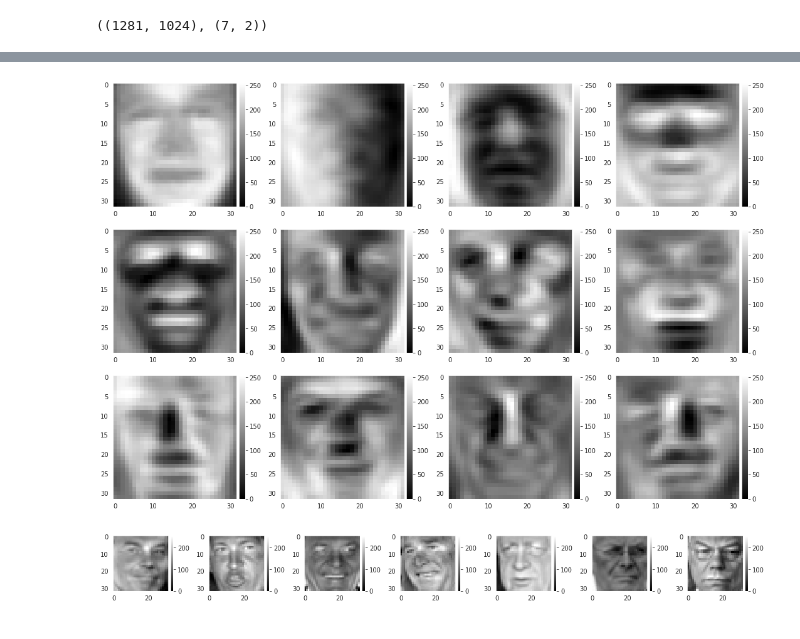
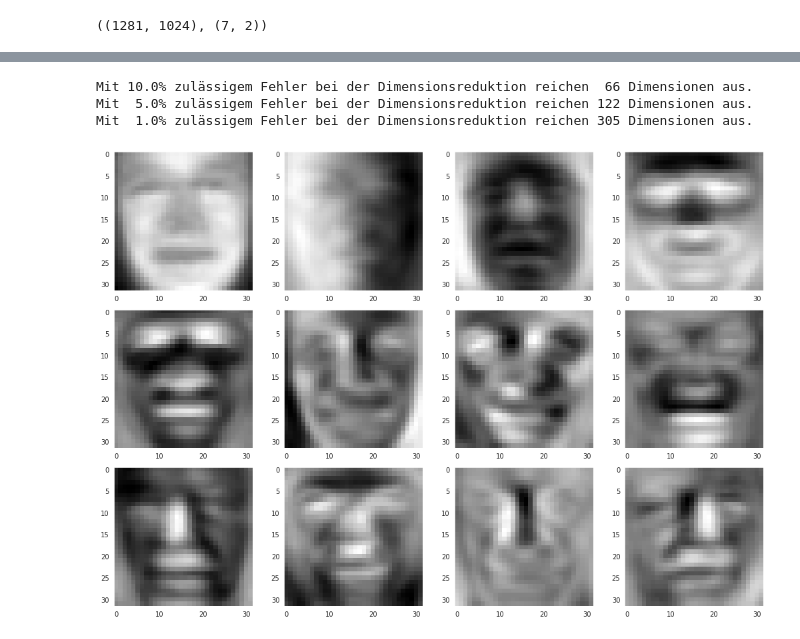
Before and after one commit to hekrause/htwg_mldl, a Jupyter notebook: Uebungen/Uebung02/Notebooks/work.ipynb, the cells around one changed output, grey strips where cells are left out. Drawn from its saved outputs; the diff is of its cells as text; code cells hidden in the pictures.

```diff
--- a/Uebungen/Uebung02/Notebooks/work.ipynb
+++ b/Uebungen/Uebung02/Notebooks/work.ipynb
@@ -201,6 +203,7 @@ tar_file_name = "../data/"+filename+".tgz"
 untar_file_name = "../data/"
 wget.download(url, tar_file_name) if not os.path.isfile(tar_file_name) else print("File already downloaded.")
 tarfile.open(tar_file_name, "r:gz").extractall(untar_file_name) if not os.path.isdir(untar_file_name+dirname) else print("File already extracted.")
+scale_size = 32
 # %% [output]
 File already downloaded.
 File already extracted.
@@ -210,7 +213,7 @@ def process_img(img):
     y_l, y_u = 90, 185
     x_l, x_u = 80, 170
     img_cropped = img[y_l:y_u, x_l:x_u]
-    img_scaled = ski.transform.resize(img_cropped, (32, 32), anti_aliasing=True)
+    img_scaled = ski.transform.resize(img_cropped, (scale_size, scale_size), anti_aliasing=True)
     img_flatten = img_scaled.flatten()
     return img_flatten
 # %%
@@ -219,23 +222,26 @@ validate = []
 for path, dirs, files in os.walk(untar_file_name):
     if len(files) >= 70:
         name = path.split("/")[-1]
-        for i in range(len(files) - 1):
+        valid_index = randrange(0, len(files))
+        for i in range(len(files)):
+            if i == valid_index:
+                continue
             img = ski.io.imread(os.path.join(path, files[i]), as_gray=True)
             img_processed = process_img(img)
             train.append(img_processed)
-        img = ski.io.imread(os.path.join(path, files[-1]), as_gray=True)
+        img = ski.io.imread(os.path.join(path, files[valid_index]), as_gray=True)
         validate.append([process_img(img), name])
 
 train = np.asarray(train)
 validate = np.asarray(validate)
+
 train.shape, validate.shape
 # %% [output]
 ((1281, 1024), (7, 2))
 # %%
-dim = 1024
-data_whitened, eigen_values, principal_components, scores, eigen_vectors = pca(train, dim)
-print(data_whitened.shape, eigen_values.shape, principal_components.shape, scores.shape, eigen_vectors.shape)
-print(scores.var(axis=0))
+data_whitened, eigen_values, principal_components, projected_data, eigen_vectors = pca(train, len(train.T))
+print(data_whitened.shape, eigen_values.shape, principal_components.shape, projected_data.shape, eigen_vectors.shape)
+print(projected_data.var(axis=0))
 print(eigen_values)
 # %% [output]
 (1281, 1024) (1024,) (1024, 1024) (1281, 1024) (1024, 1024)
@@ -255,30 +272,26 @@ Text(0.5, 1.0, 'Variance of first 150 scores')
+# %%
+tol1, tol2, tol3 = 0.1, 0.05, 0.01
+print("Mit {}% zulässigem Fehler bei der Dimensionsreduktion reichen  {} Dimensionen aus.".format(tol1 * 100, eigen_values_df[(eigen_values_df.iloc[:, 3]  - (1 - tol1)) >= 0]["Kumulative Varianz"].idxmin() + 1))
+print("Mit  {}% zulässigem Fehler bei der Dimensionsreduktion reichen {} Dimensionen aus.".format(tol2 * 100, eigen_values_df[(eigen_values_df.iloc[:, 3]  - (1 - tol2)) >= 0]["Kumulative Varianz"].idxmin() + 1))
+print("Mit  {}% zulässigem Fehler bei der Dimensionsreduktion reichen {} Dimensionen aus.".format(tol3 * 100, eigen_values_df[(eigen_values_df.iloc[:, 3]  - (1 - tol3)) >= 0]["Kumulative Varianz"].idxmin() + 1))
+# %% [output]
+Mit 10.0% zulässigem Fehler bei der Dimensionsreduktion reichen  66 Dimensionen aus.
+Mit  5.0% zulässigem Fehler bei der Dimensionsreduktion reichen 122 Dimensionen aus.
+Mit  1.0% zulässigem Fehler bei der Dimensionsreduktion reichen 305 Dimensionen aus.
 # %%
 ncols, nrows = 4, 3
 fig = plt.figure(figsize=(15,10))
 spec = gridspec.GridSpec(ncols=ncols, nrows=nrows, figure=fig)
 for i in range(nrows):
     for j in range(ncols):
         ax = fig.add_subplot(spec[i, j])
-        img = eigen_vectors[i * ncols + j].reshape(32, 32)
+        img = eigen_vectors[i * ncols + j].reshape(scale_size, scale_size)
         min_val = img.min()
         img -= min_val
         max_val = img.max()
         img *= (255 / max_val)
+        img = np.asarray(img, dtype=np.uint8)
         ski.io.imshow(img, ax=ax, cmap="gray")
 # %% [output]
-[figure, old version]
+[figure, new version]
-# %%
-fig = plt.figure(figsize=(15,10))
-spec = gridspec.GridSpec(ncols=7, nrows=1, figure=fig)
-for i in range(7):
-        ax = fig.add_subplot(spec[0, i])
-        img = validate[i, 0] - train.mean(axis=0)
-        img = img.reshape(32, 32)
-        min_val = img.min()
-        img -= min_val
-        max_val = img.max()
-        img *= (255 / max_val)
-        ski.io.imshow(img, ax=ax, cmap="gray")
-# %% [output]
-[figure, removed]
 # %%
```
Also changed, not shown: parts of 7 cells of this notebook.
